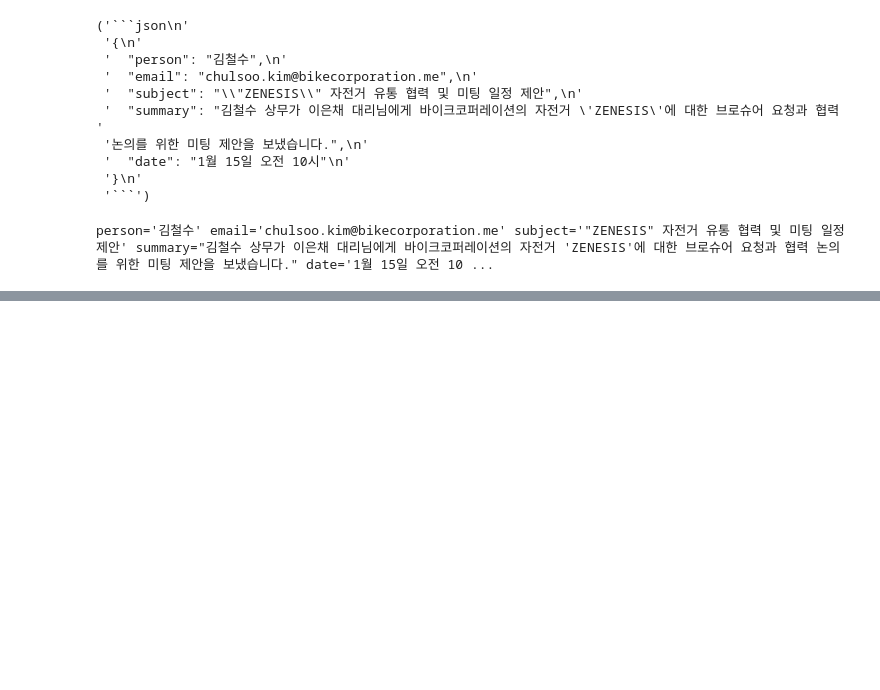
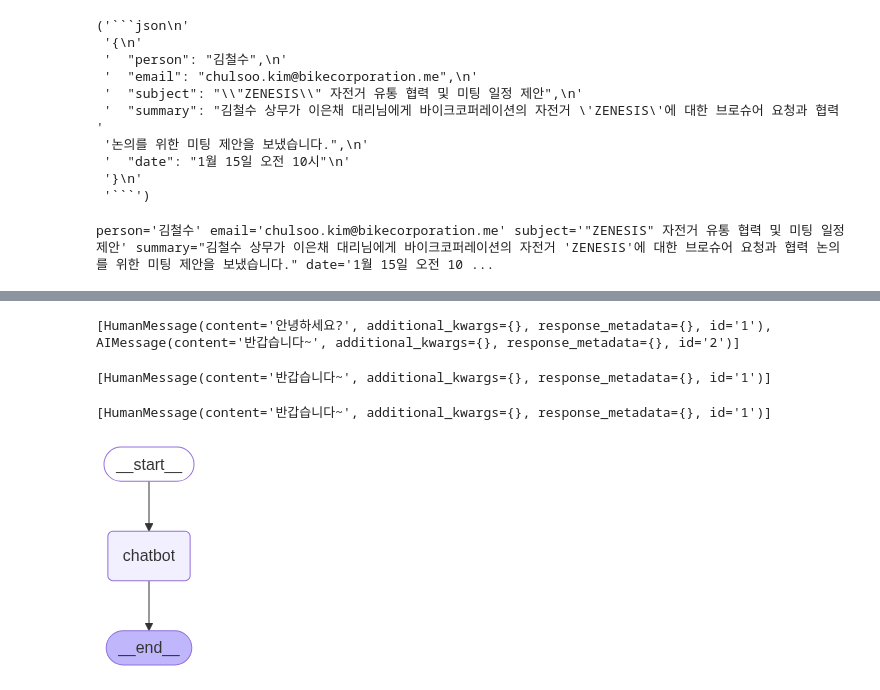
Before and after one commit to changooh/LangGraph_Agents, a Jupyter notebook: apxml_demo.ipynb, the cells around one changed output, grey strips where cells are left out. Drawn from its saved outputs; the diff is of its cells as text; code cells hidden in the pictures; blank space fills up the shorter version.

```diff
--- a/apxml_demo.ipynb
+++ b/apxml_demo.ipynb
@@ -374,0 +433,73 @@ person='김철수' email='chulsoo.kim@bikecorporation.me' subject='"ZENESIS" 자
+# %%
+from langchain_core.messages import AIMessage, HumanMessage
+from langgraph.graph import add_messages
+
+# 기본 사용 예시
+msgs1 = [HumanMessage(content="안녕하세요?", id="1")]
+msgs2 = [AIMessage(content="반갑습니다~", id="2")]
+
+result1 = add_messages(msgs1, msgs2)
+print(result1)
+# %% [output]
+[HumanMessage(content='안녕하세요?', additional_kwargs={}, response_metadata={}, id='1'), AIMessage(content='반갑습니다~', additional_kwargs={}, response_metadata={}, id='2')]
+# %%
+# 동일한 ID를 가진 메시지 대체 예시
+msgs1 = [HumanMessage(content="안녕하세요?", id="1")]
+msgs2 = [HumanMessage(content="반갑습니다~", id="1")]
+
+result2 = add_messages(msgs1, msgs2)
+print(result2)
+# %% [output]
+[HumanMessage(content='반갑습니다~', additional_kwargs={}, response_metadata={}, id='1')]
+# %%
+# 동일한 ID를 가진 메시지 대체 예시
+msgs1 = [HumanMessage(content="안녕하세요?", id="1")]
+msgs2 = [HumanMessage(content="반갑습니다~", id="1")]
+
+result1 = add_messages(msgs1, msgs2)
+print(result1)
+# %% [output]
+[HumanMessage(content='반갑습니다~', additional_kwargs={}, response_metadata={}, id='1')]
+# %%
+from typing import Annotated, TypedDict
+from langgraph.graph import StateGraph, START, END
+from langgraph.graph.message import add_messages
+
+
+class State(TypedDict):
+    # 메시지 정의(list type 이며 add_messages 함수를 사용하여 메시지를 추가)
+    messages: Annotated[list, add_messages]
+
+# from langchain_openai import ChatOpenAI
+
+# LLM 정의
+# llm = ChatOpenAI(model="gpt-4o-mini", temperature=0)
+
+
+# 챗봇 함수 정의
+def chatbot(state: State):
+    # 메시지 호출 및 반환
+    r_msg = AIMessage(content="so what?")
+    return {"messages": [r_msg]}
+    # return {"messages": [llm.invoke(state["messages"])]}
+# %%
+# 그래프 생성
+graph_builder = StateGraph(State)
+
+# 노드 이름, 함수 혹은 callable 객체를 인자로 받아 노드를 추가
+graph_builder.add_node("chatbot", chatbot)
+
+# 시작 노드에서 챗봇 노드로의 엣지 추가
+graph_builder.add_edge(START, "chatbot")
+# 그래프에 엣지 추가
+graph_builder.add_edge("chatbot", END)
+# 그래프 컴파일
+graph = graph_builder.compile()
+
+
+from IPython.display import Image, display
+
+# 그래프 시각화
+display(Image(graph.get_graph().draw_mermaid_png()))
+# %% [output]
+[figure, added]
```
Also changed, not shown: parts of 23 cells of this notebook, 2 other files.
